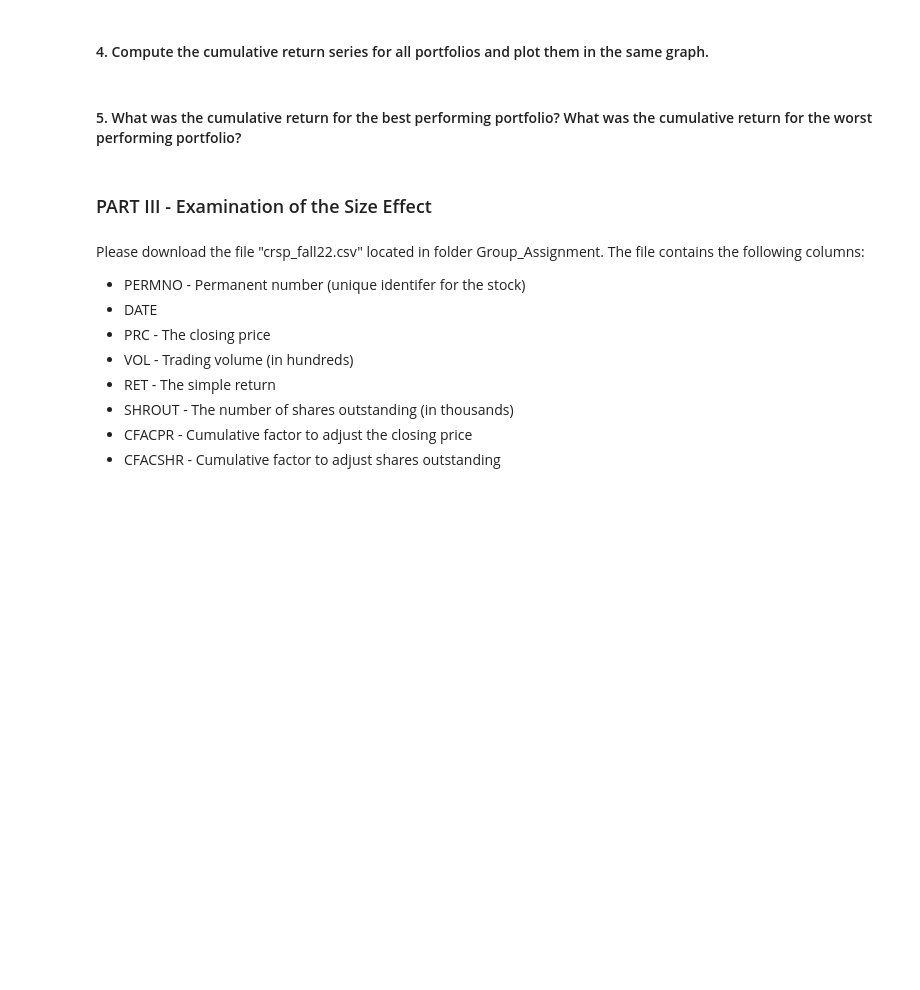
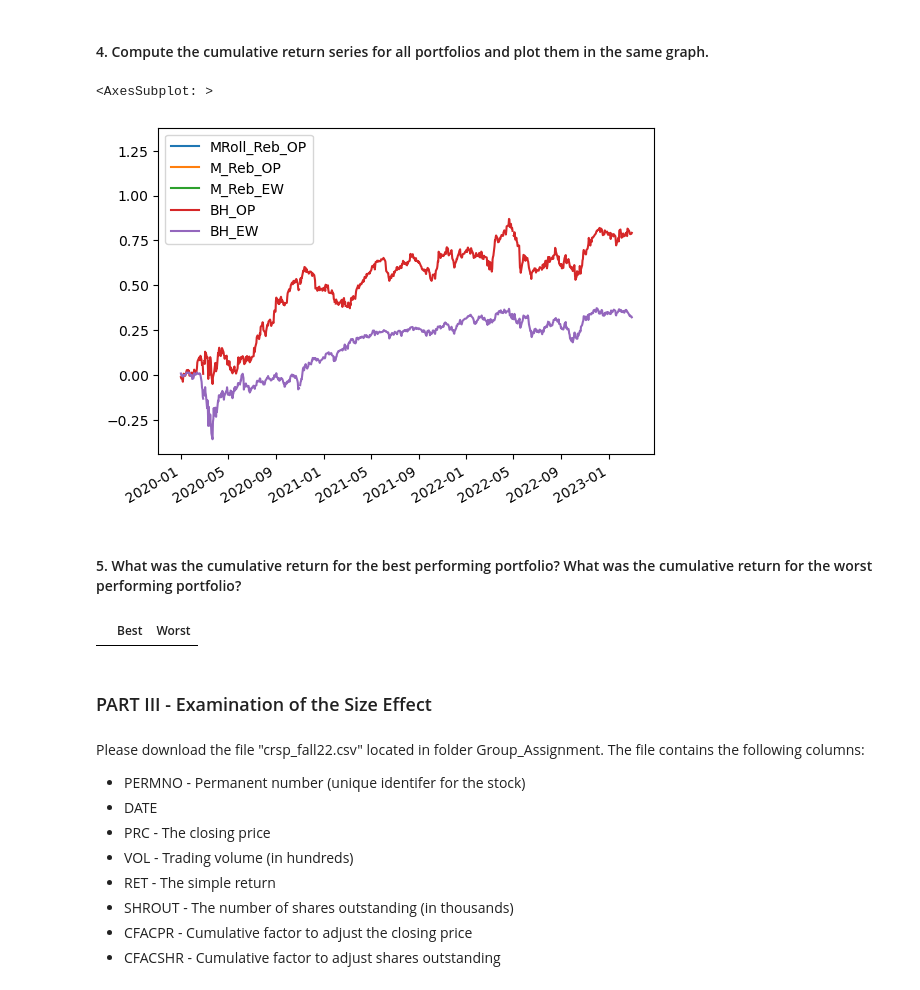
Before and after one commit to Alphaplayer248/Financial-Data-Project, a Jupyter notebook: Group Assignment_Klein1.ipynb, the cells around one changed output. Saved outputs shown, nothing was run; the diff lists cells and outputs as text; code cells hidden in the pictures; blank space fills up the shorter version.

```diff
--- a/Group Assignment_Klein1.ipynb
+++ b/Group Assignment_Klein1.ipynb
@@ -247,7 +263,20 @@ port_stats=pd.DataFrame()
 # %% [markdown]
 #### 4. Compute the cumulative return series for all portfolios and plot them in the same graph.
+# %%
+cum_sum=port_returns.cumsum()
+cum_sum.plot()
+# %% [output]
+<AxesSubplot: >
+[figure, added]
 # %% [markdown]
 #### 5. What was the cumulative return for the best performing portfolio? What was the cumulative return for the worst performing portfolio?
+# %%
+cum_sum=pd.DataFrame()
+cum_sum['Best']=port_returns.add(1).prod().sub(1).cumsum().max()
+cum_sum['Worst']=port_returns.add(1).prod().sub(1).cumsum().min()
+cum_sum
+# %% [output]
+|  | Best | Worst |
 # %% [markdown]
 ### PART III - Examination of the Size Effect
 # %% [markdown]
```
Also changed, not shown: parts of 6 cells of this notebook.
